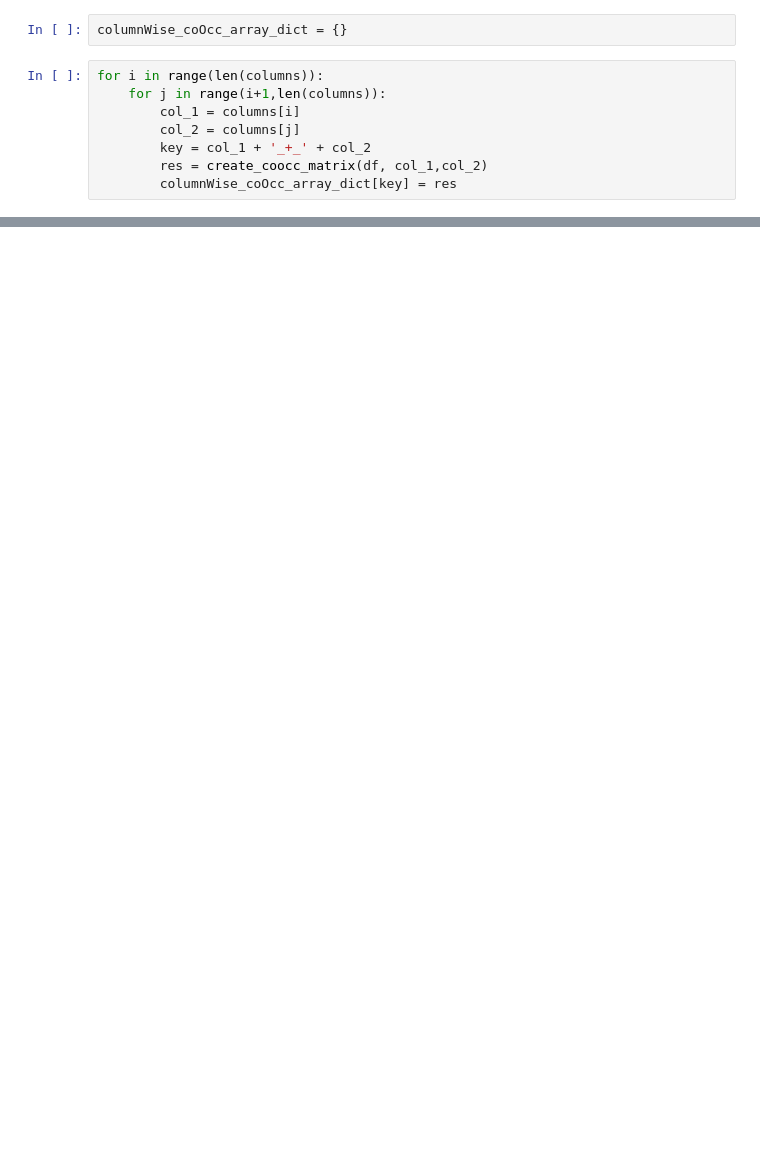
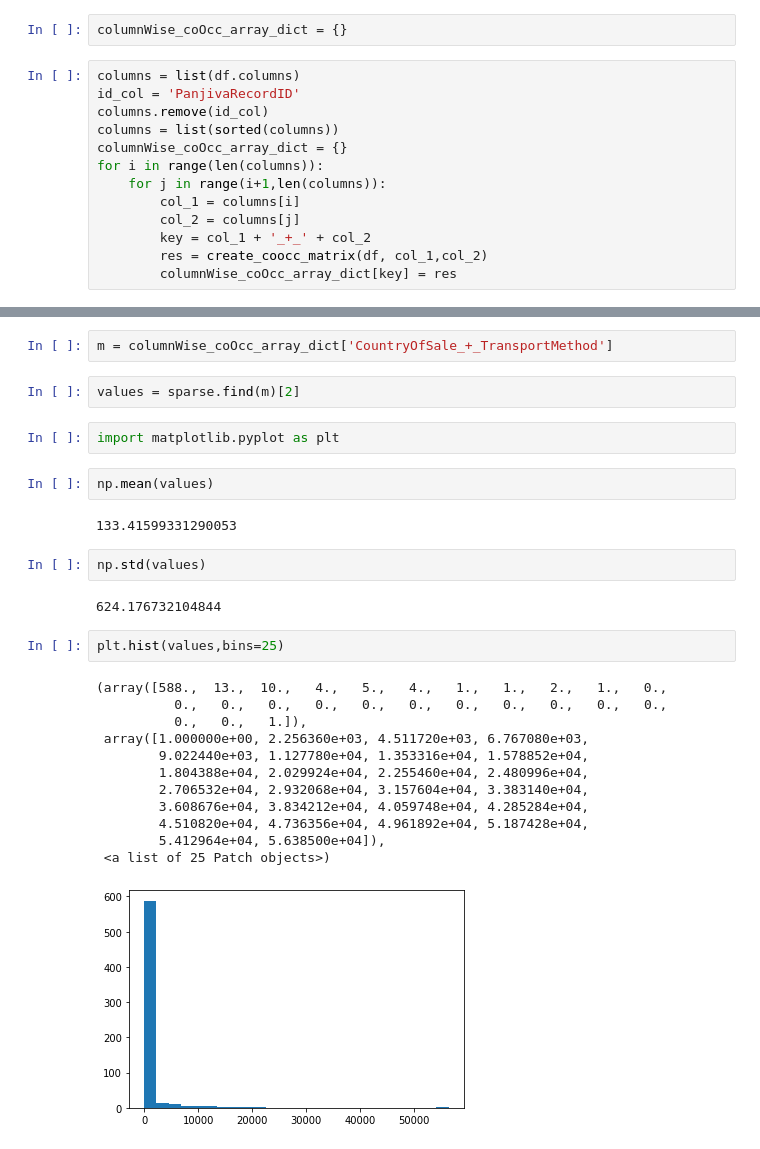
Before and after one commit to ddatta-DAC/AD_v2, a Jupyter notebook: src/data_preprocessor/tmp_dataPreprocessor.ipynb, the cells around one changed output, grey strips where cells are left out. Saved outputs shown, nothing was run; the diff lists cells and outputs as text; blank space fills up the shorter version.

```diff
--- a/src/data_preprocessor/tmp_dataPreprocessor.ipynb
+++ b/src/data_preprocessor/tmp_dataPreprocessor.ipynb
@@ -29,6 +26,11 @@ columns = list(sorted(columns))
 # %%
 columnWise_coOcc_array_dict = {}
 # %%
+columns = list(df.columns)
+id_col = 'PanjivaRecordID'
+columns.remove(id_col)
+columns = list(sorted(columns))
+columnWise_coOcc_array_dict = {}
 for i in range(len(columns)):
     for j in range(i+1,len(columns)):
         col_1 = columns[i]
@@ -38,0 +45,29 @@ for i in range(len(columns)):
+# %%
+m = columnWise_coOcc_array_dict['CountryOfSale_+_TransportMethod']
+# %%
+values = sparse.find(m)[2]
+# %%
+import matplotlib.pyplot as plt
+# %%
+np.mean(values)
+# %% [output]
+133.41599331290053
+# %%
+np.std(values)
+# %% [output]
+624.176732104844
+# %%
+plt.hist(values,bins=25)
+# %% [output]
+(array([588.,  13.,  10.,   4.,   5.,   4.,   1.,   1.,   2.,   1.,   0.,
+          0.,   0.,   0.,   0.,   0.,   0.,   0.,   0.,   0.,   0.,   0.,
+          0.,   0.,   1.]),
+ array([1.000000e+00, 2.256360e+03, 4.511720e+03, 6.767080e+03,
+        9.022440e+03, 1.127780e+04, 1.353316e+04, 1.578852e+04,
+        1.804388e+04, 2.029924e+04, 2.255460e+04, 2.480996e+04,
+        2.706532e+04, 2.932068e+04, 3.157604e+04, 3.383140e+04,
+        3.608676e+04, 3.834212e+04, 4.059748e+04, 4.285284e+04,
+        4.510820e+04, 4.736356e+04, 4.961892e+04, 5.187428e+04,
+        5.412964e+04, 5.638500e+04]),
+ <a list of 25 Patch objects>)
+[figure, added]
```
Also changed, not shown: parts of 6 cells of this notebook, 2 other files.
